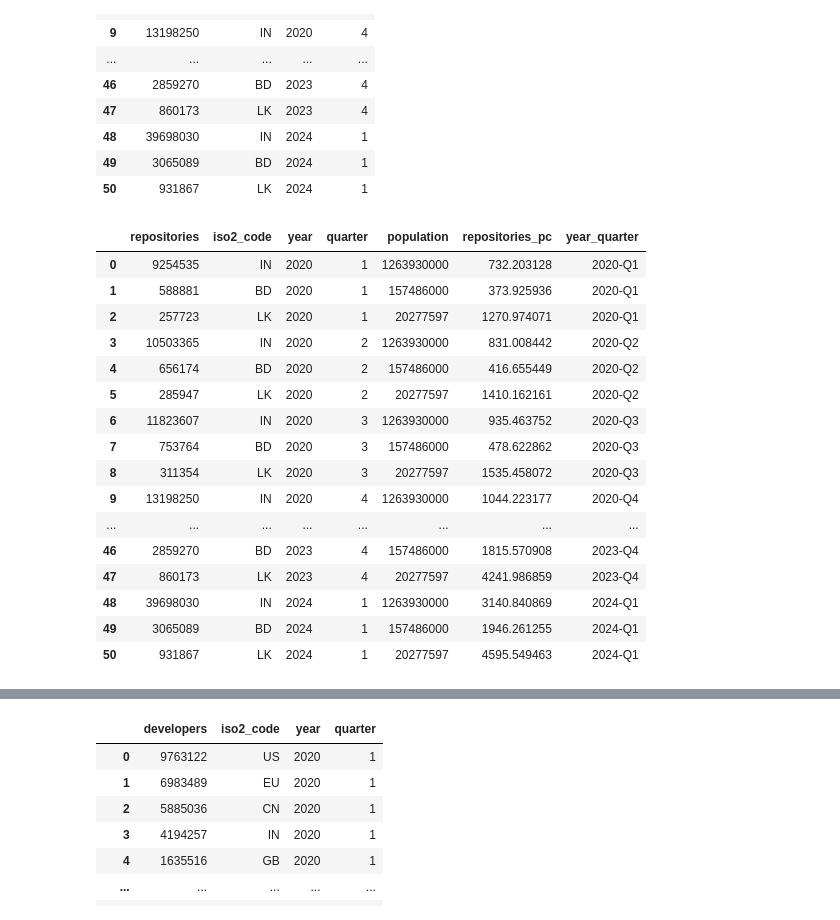
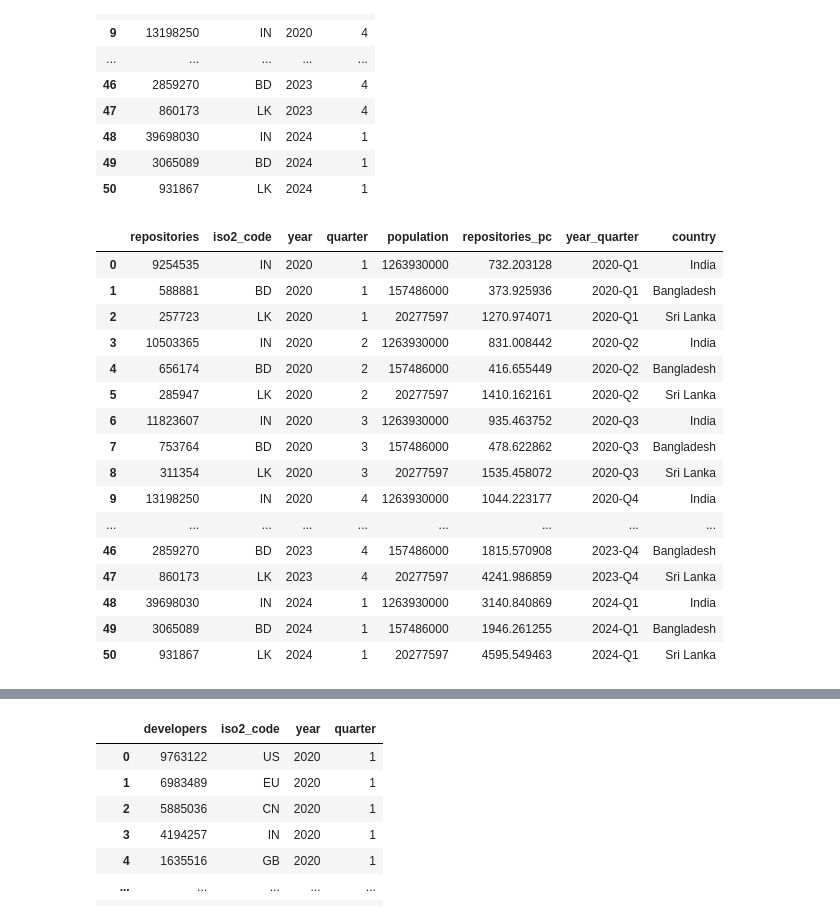
Before and after one commit to ResearchProjectsUG/GPT-Impact-GitHub, a Jupyter notebook: code/label_outcomes.ipynb, the cells around one changed output, grey strips where cells are left out. Drawn from its saved outputs; the diff is of its cells as text; code cells hidden in the pictures.

Commit message:
modificaciones nuevas

```diff
--- a/code/label_outcomes.ipynb
+++ b/code/label_outcomes.ipynb
@@ -584,32 +584,43 @@ repos_update
 # %%
 # Create population
 repos_update["population"] = repos_update["iso2_code"].map(country_populations)
 
 # Create pushes_pc
 repos_update["repositories_pc"] = (repos_update["repositories"] / repos_update["population"])*100000
 
 #create year-quarter
 repos_update['year_quarter'] = repos_update['year'].astype(str) + '-Q' + repos_update['quarter'].astype(str)
 
+
+# Mapeo de códigos ISO a nombres de países
+country_map = {
+    'BD': 'Bangladesh',
+    'IN': 'India',
+    'LK': 'Sri Lanka'
+}
+
+# Crear una nueva columna con los nombres de los países
+repos_update['country'] = repos_update['iso2_code'].map(country_map)
+
 repos_update
 # %% [output]
-|  | repositories | iso2_code | year | quarter | population | repositories_pc | year_quarter |
-| 0 | 9254535 | IN | 2020 | 1 | 1263930000 | 732.203128 | 2020-Q1 |
-| 1 | 588881 | BD | 2020 | 1 | 157486000 | 373.925936 | 2020-Q1 |
-| 2 | 257723 | LK | 2020 | 1 | 20277597 | 1270.974071 | 2020-Q1 |
-| 3 | 10503365 | IN | 2020 | 2 | 1263930000 | 831.008442 | 2020-Q2 |
-| 4 | 656174 | BD | 2020 | 2 | 157486000 | 416.655449 | 2020-Q2 |
-| 5 | 285947 | LK | 2020 | 2 | 20277597 | 1410.162161 | 2020-Q2 |
-| 6 | 11823607 | IN | 2020 | 3 | 1263930000 | 935.463752 | 2020-Q3 |
-| 7 | 753764 | BD | 2020 | 3 | 157486000 | 478.622862 | 2020-Q3 |
-| 8 | 311354 | LK | 2020 | 3 | 20277597 | 1535.458072 | 2020-Q3 |
-| 9 | 13198250 | IN | 2020 | 4 | 1263930000 | 1044.223177 | 2020-Q4 |
-| ... | ... | ... | ... | ... | ... | ... | ... |
-| 46 | 2859270 | BD | 2023 | 4 | 157486000 | 1815.570908 | 2023-Q4 |
-| 47 | 860173 | LK | 2023 | 4 | 20277597 | 4241.986859 | 2023-Q4 |
-| 48 | 39698030 | IN | 2024 | 1 | 1263930000 | 3140.840869 | 2024-Q1 |
-| 49 | 3065089 | BD | 2024 | 1 | 157486000 | 1946.261255 | 2024-Q1 |
-| 50 | 931867 | LK | 2024 | 1 | 20277597 | 4595.549463 | 2024-Q1 |
+|  | repositories | iso2_code | year | quarter | population | repositories_pc | year_quarter | country |
+| 0 | 9254535 | IN | 2020 | 1 | 1263930000 | 732.203128 | 2020-Q1 | India |
+| 1 | 588881 | BD | 2020 | 1 | 157486000 | 373.925936 | 2020-Q1 | Bangladesh |
+| 2 | 257723 | LK | 2020 | 1 | 20277597 | 1270.974071 | 2020-Q1 | Sri Lanka |
+| 3 | 10503365 | IN | 2020 | 2 | 1263930000 | 831.008442 | 2020-Q2 | India |
+| 4 | 656174 | BD | 2020 | 2 | 157486000 | 416.655449 | 2020-Q2 | Bangladesh |
+| 5 | 285947 | LK | 2020 | 2 | 20277597 | 1410.162161 | 2020-Q2 | Sri Lanka |
+| 6 | 11823607 | IN | 2020 | 3 | 1263930000 | 935.463752 | 2020-Q3 | India |
+| 7 | 753764 | BD | 2020 | 3 | 157486000 | 478.622862 | 2020-Q3 | Bangladesh |
+| 8 | 311354 | LK | 2020 | 3 | 20277597 | 1535.458072 | 2020-Q3 | Sri Lanka |
+| 9 | 13198250 | IN | 2020 | 4 | 1263930000 | 1044.223177 | 2020-Q4 | India |
+| ... | ... | ... | ... | ... | ... | ... | ... | ... |
+| 46 | 2859270 | BD | 2023 | 4 | 157486000 | 1815.570908 | 2023-Q4 | Bangladesh |
+| 47 | 860173 | LK | 2023 | 4 | 20277597 | 4241.986859 | 2023-Q4 | Sri Lanka |
+| 48 | 39698030 | IN | 2024 | 1 | 1263930000 | 3140.840869 | 2024-Q1 | India |
+| 49 | 3065089 | BD | 2024 | 1 | 157486000 | 1946.261255 | 2024-Q1 | Bangladesh |
+| 50 | 931867 | LK | 2024 | 1 | 20277597 | 4595.549463 | 2024-Q1 | Sri Lanka |
 # %%
 alt.Chart(repos_update).mark_bar()
 # %% [output]
```
Also changed, not shown: parts of 19 cells of this notebook, 19 other files.
